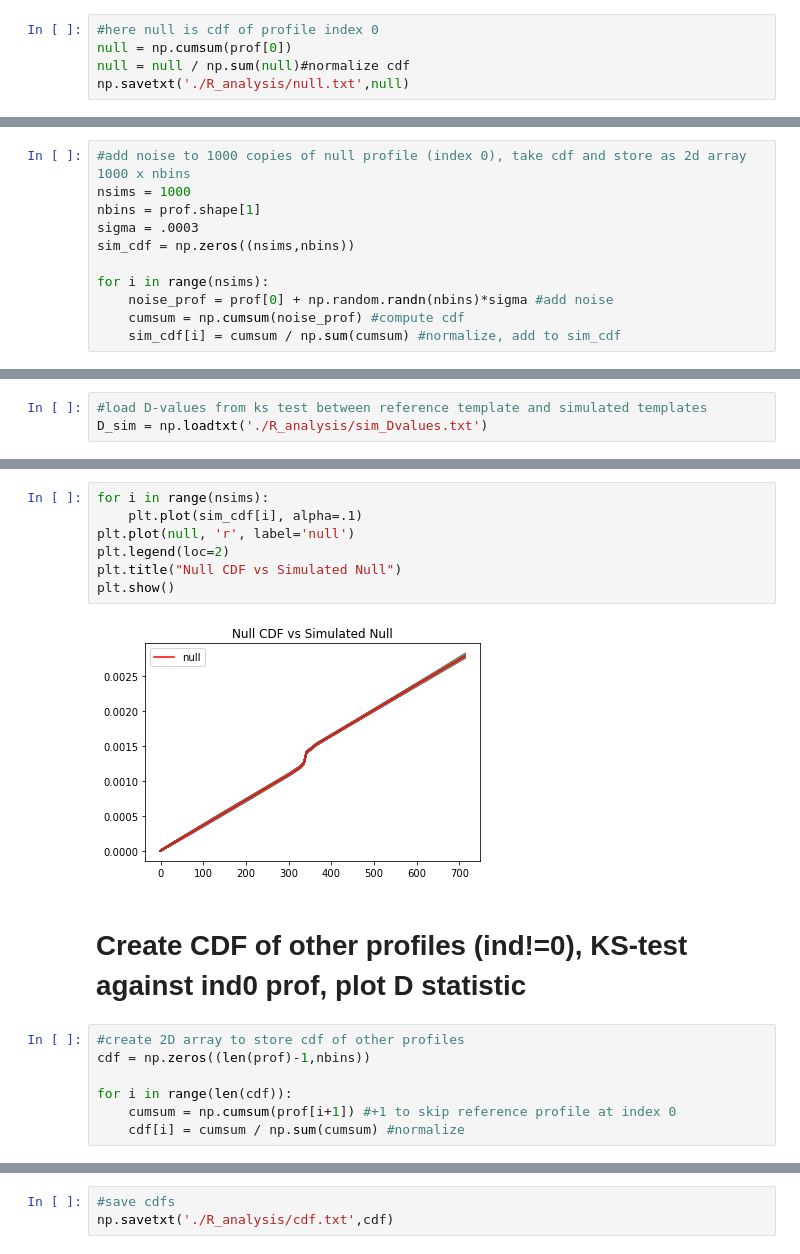
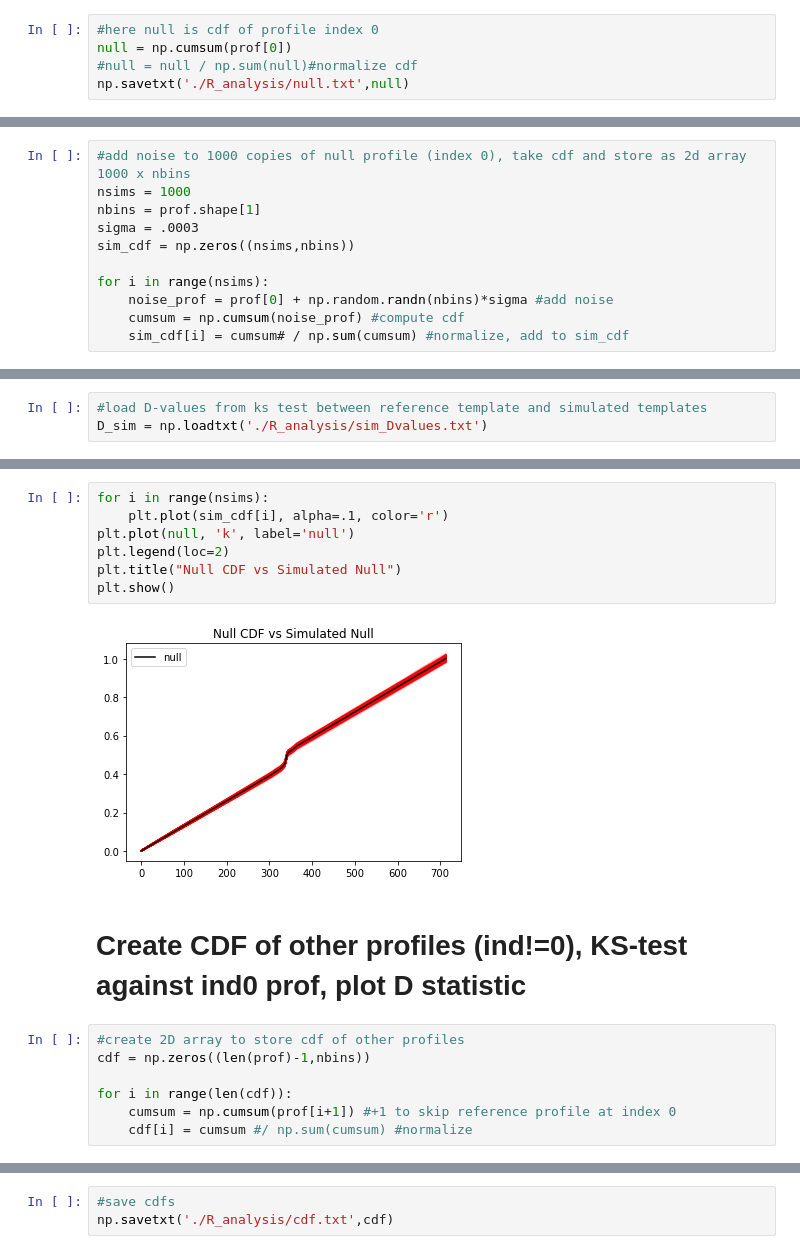
Before and after one commit to minyoungk99/IRES, a Jupyter notebook: J0332_KS_test_sim.ipynb, the cells around one changed output, grey strips where cells are left out. Drawn from its saved outputs; the diff is of its cells as text.

Commit message:
figures for report

```diff
--- a/J0332_KS_test_sim.ipynb
+++ b/J0332_KS_test_sim.ipynb
@@ -42,7 +42,7 @@ u.gridplot(prof[:4],4,hist=False, figsize=(10,3))
 # %%
 #here null is cdf of profile index 0
 null = np.cumsum(prof[0])
-null = null / np.sum(null)#normalize cdf
+#null = null / np.sum(null)#normalize cdf
 np.savetxt('./R_analysis/null.txt',null)
 # %%
 for i in prof:
@@ -69,7 +69,7 @@ sim_cdf = np.zeros((nsims,nbins))
 for i in range(nsims):
     noise_prof = prof[0] + np.random.randn(nbins)*sigma #add noise
     cumsum = np.cumsum(noise_prof) #compute cdf
-    sim_cdf[i] = cumsum / np.sum(cumsum) #normalize, add to sim_cdf
+    sim_cdf[i] = cumsum# / np.sum(cumsum) #normalize, add to sim_cdf
 # %%
 #save simulated cdf 2D array
 np.savetxt('./R_analysis/sim_cdf.txt',sim_cdf)
@@ -85,12 +85,12 @@ plt.show()
 # %%
 for i in range(nsims):
-    plt.plot(sim_cdf[i], alpha=.1)
-plt.plot(null, 'r', label='null')
+    plt.plot(sim_cdf[i], alpha=.1, color='r')
+plt.plot(null, 'k', label='null')
 plt.legend(loc=2)
 plt.title("Null CDF vs Simulated Null")
 plt.show()
 # %% [output]
-[figure, old version]
+[figure, new version]
 # %% [markdown]
 # Create CDF of other profiles (ind!=0), KS-test against ind0 prof, plot D statistic
 # %%
@@ -99,7 +99,7 @@ cdf = np.zeros((len(prof)-1,nbins))
 
 for i in range(len(cdf)):
     cumsum = np.cumsum(prof[i+1]) #+1 to skip reference profile at index 0
-    cdf[i] = cumsum / np.sum(cumsum) #normalize
+    cdf[i] = cumsum #/ np.sum(cumsum) #normalize
 # %%
 for i in range(len(cdf)):
     plt.plot(cdf[i],'r', alpha=.1)
```
Also changed, not shown: parts of 16 cells of this notebook, 42 other files.
